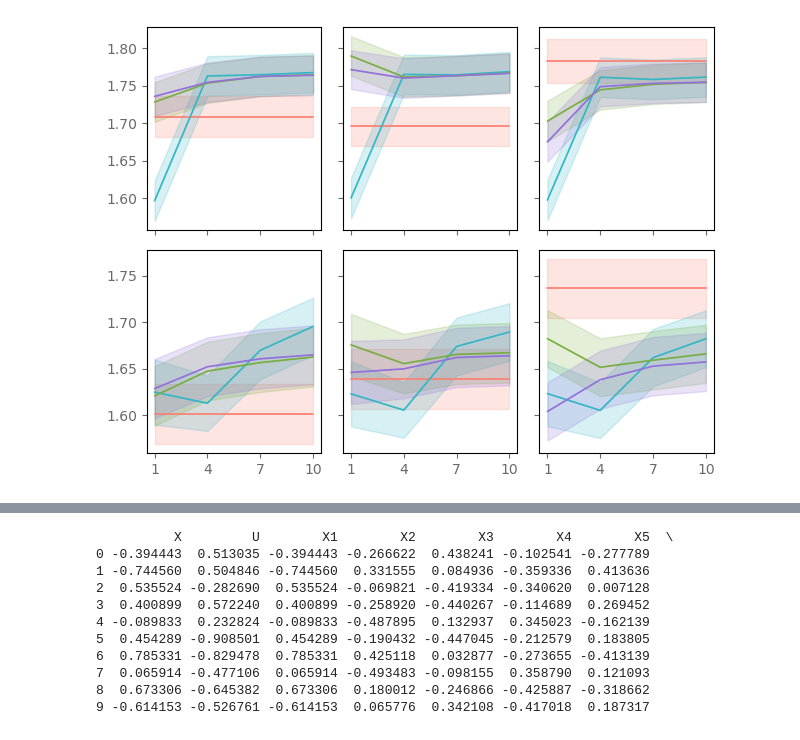
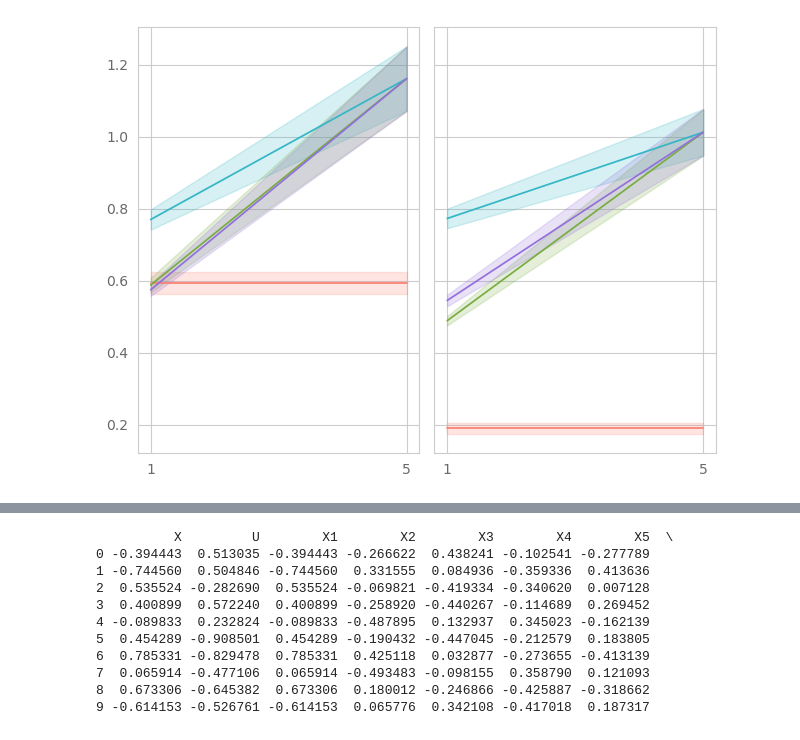
Before and after one commit to demireal/ppci, a Jupyter notebook: rb-synthetic-experiments/plot.ipynb, the cells around one changed output, grey strips where cells are left out. Drawn from its saved outputs; the diff is of its cells as text; code cells hidden in the pictures.

```diff
--- a/rb-synthetic-experiments/plot.ipynb
+++ b/rb-synthetic-experiments/plot.ipynb
@@ -8,48 +8,48 @@ import matplotlib
 matplotlib.rcParams['pdf.fonttype'] = 42  # no type-3
 matplotlib.rcParams['ps.fonttype'] = 42
 # %%
-gp_settings = [[0,1,2],[3,4,5]]
+gp_settings = [[0,1]]
 
-nrct = 1000
-poly_degs = [1,4,7,10]
+#nrct = 1000
+poly_degs = [1,5]
 methods = ["fax", "om-gax", "om-bax", "om-hax", "dr-bax", "dr-gax", "dr-hax", "ipw",]
 methods = ["fax", "om-gax", "om-bax", "om-hax"]
 plot_sigma = 2
 lw = 1.25
 cp = ["salmon", "#4063a3", "#34b6c6", "#533d14", "#79ad41", "#dcc000", "mediumpurple", "black"]
 cp_ind = {"fax":0, "ipw":1, "om-gax":2, "om-bax":4, "om-hax":6, "dr-gax":3, "dr-bax":5, "dr-hax":7}
 labels = {"fax": r"$\hat{\mu}^a_{OS-OM}$", "ipw": r"$\hat{\mu}^a_{IPSW}$",\
             "om-gax":r"$\hat{\mu}^a_{OM}$", "om-bax":r"$\hat{\mu}^a_{ABC}$", "om-hax":r"$\hat{\mu}^a_{AOM}}$",\
             "dr-gax":r"$\hat{\mu}^a_{DR-OM}$", "dr-bax":r"$\hat{\mu}^a_{DR-ABC}$", "dr-hax":r"$\hat{\mu}^a_{DR-AOM}}$"}
 markers = {"fax":" ", "ipw":" ", "om-gax":" ", "om-bax":" ", "om-hax":" ", "dr-gax":" ", "dr-bax":" ", "dr-hax":" "}
 line_styles = {"fax":"-", "ipw":"-", "om-gax":"-", "om-bax":"-", "om-hax":"-", "dr-gax":"-", "dr-bax":"-", "dr-hax":"-"}
 
-par_res_dir = "subgroup_res"
+par_res_dir = "res_nrct_200"
 
-fig, axes = plt.subplots(nrows=2, ncols=3,sharex='col', sharey='row')
+fig, axes = plt.subplots(nrows=1, ncols=2,sharex='col', sharey='row')
 sns.set_style("whitegrid")
 sns.set_style("whitegrid")
 sns.set_style("whitegrid")
-
-for i in range(2):
-    for j in range(3):
+dfs = {}
+for i in range(1):
+    for j in range(2):
         gps = gp_settings[i][j]
-        df_res = pd.read_csv(f"{par_res_dir}/mpx_nrct_{nrct}/gp_draw_{gps}/res_wstd.csv").rename(columns={"Unnamed: 0":"Method"})
-
+        df_res = pd.read_csv(f"{par_res_dir}/gp_draw_{gps}/res_wstd.csv").rename(columns={"Unnamed: 0":"Method"})
+        dfs[j] = df_res
         for met in methods:
             met_df = df_res[df_res["Method"].str.contains(met)]
             mean_rmse = met_df["RMSE"]
             std_rmse = met_df["Std.Dev."]
             lb = mean_rmse - plot_sigma * std_rmse
             ub = mean_rmse + plot_sigma * std_rmse
-            axes[i, j].plot(poly_degs, mean_rmse, color=cp[cp_ind[met]], linewidth=lw, linestyle=line_styles[met], marker=markers[met], label=labels[met])
-            axes[i, j].fill_between(poly_degs, lb, ub, color=cp[cp_ind[met]], alpha=0.2)
-            axes[i, j].set_xticks(poly_degs)
-            axes[i, j].tick_params(axis='x', colors='dimgray')
-            axes[i, j].tick_params(axis='y', colors='dimgray')
+            axes[j].plot(poly_degs, mean_rmse, color=cp[cp_ind[met]], linewidth=lw, linestyle=line_styles[met], marker=markers[met], label=labels[met])
+            axes[j].fill_between(poly_degs, lb, ub, color=cp[cp_ind[met]], alpha=0.2)
+            axes[j].set_xticks(poly_degs)
+            axes[j].tick_params(axis='x', colors='dimgray')
+            axes[j].tick_params(axis='y', colors='dimgray')
 
 #plt.legend(ncols=4, bbox_to_anchor=(1,1))
 plt.tight_layout()
-plt.savefig(f"rmse_nrct{nrct}.svg", bbox_inches="tight")
+plt.savefig(f"rmse_nrct{200}.svg", bbox_inches="tight")
 # %% [output]
-[figure, old version]
+[figure, new version]
```
Also changed, not shown: parts of 3 cells of this notebook, 3 other files.
